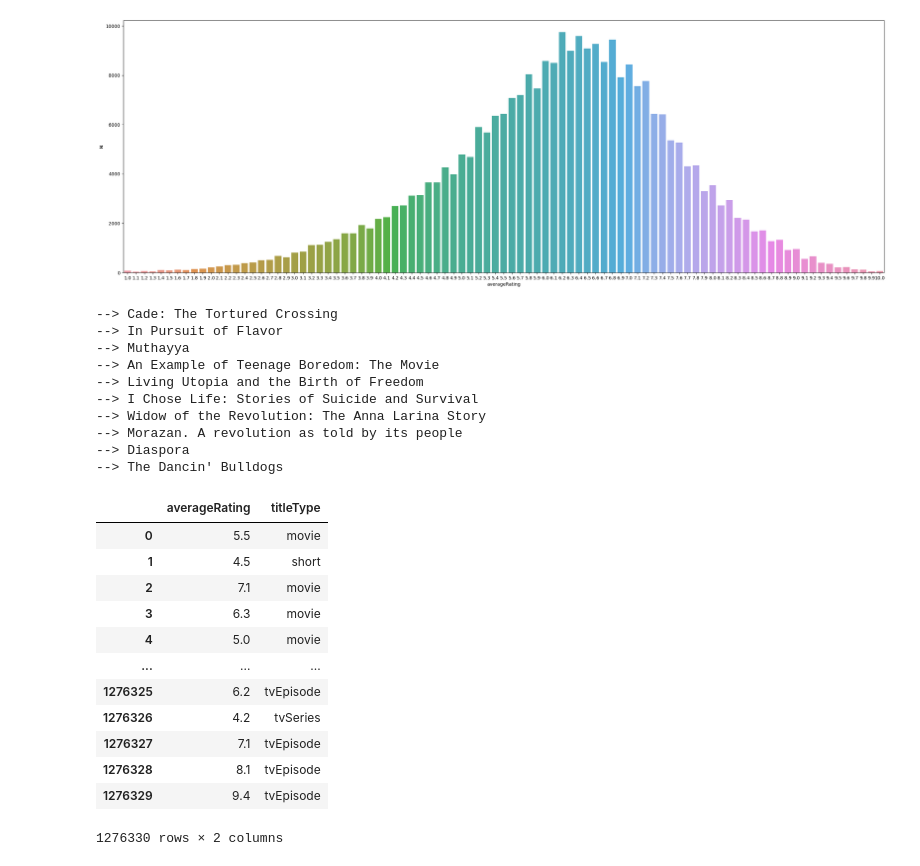
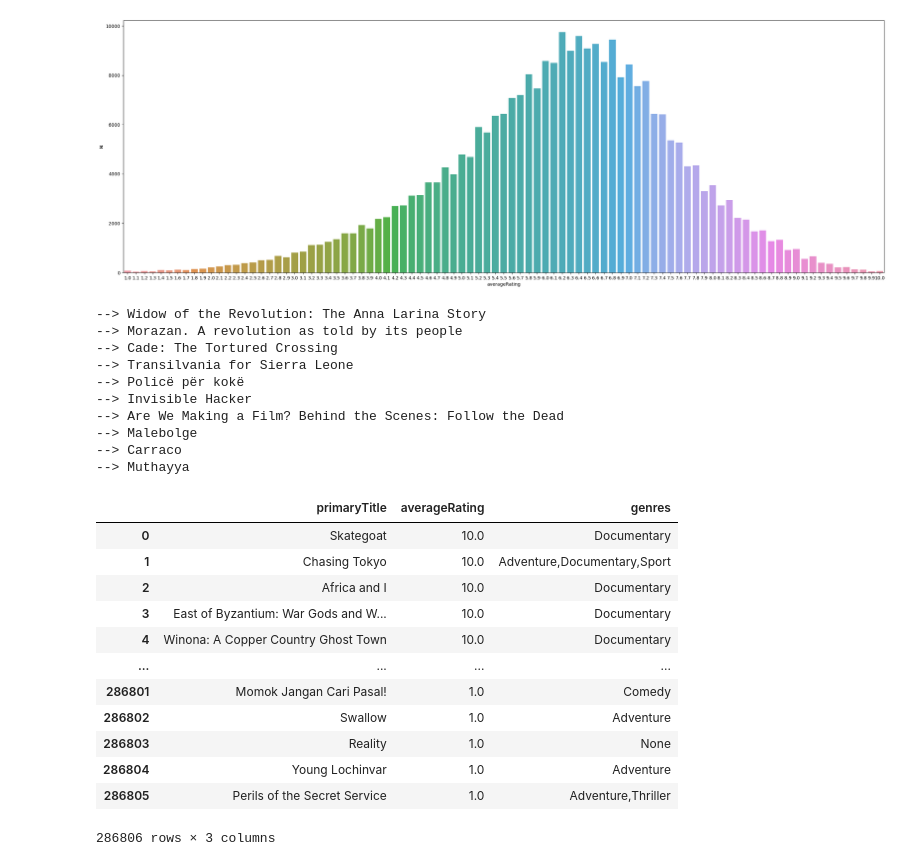
Before and after one commit to data-IA-2022/Netfloox_David_Sylvine_Evelyne, a Jupyter notebook: exploration.ipynb, the cells around one changed output. Saved outputs shown, nothing was run; the diff lists cells and outputs as text; code cells hidden in the pictures.

```diff
--- a/exploration.ipynb
+++ b/exploration.ipynb
@@ -61,41 +60,44 @@ df=pd.read_sql("""
                left join title_basics tb
                on (tr.tconst = tb.tconst)
                where tb."titleType" = 'movie'
+               and tr."averageRating" >= 9
                ORDER BY "averageRating" desc
                limit 10;
                """, engine)
 for name in df['primaryTitle']:
     print(f"--> {name}")
 # %% [output]
---> Cade: The Tortured Crossing
---> In Pursuit of Flavor
---> Muthayya
---> An Example of Teenage Boredom: The Movie
---> Living Utopia and the Birth of Freedom
---> I Chose Life: Stories of Suicide and Survival
 --> Widow of the Revolution: The Anna Larina Story
 --> Morazan. A revolution as told by its people
---> Diaspora
---> The Dancin' Bulldogs
+--> Cade: The Tortured Crossing
+--> Transilvania for Sierra Leone
+--> Policë për kokë
+--> Invisible Hacker
+--> Are We Making a Film? Behind the Scenes: Follow the Dead
+--> Malebolge
+--> Carraco
+--> Muthayya
 # %%
 # les dix films les mieux notés par genre
 df=pd.read_sql("""
-               Select "averageRating", "titleType" from title_ratings tr
+               Select "primaryTitle", "averageRating", "genres" from title_ratings tr
                left join title_basics tb
-               on (tr.tconst = tb.tconst);
+               on (tr.tconst = tb.tconst)
+               where tb."titleType" = 'movie'
+               ORDER BY "averageRating" desc;
                """, engine)
 df
 # %% [output]
-|  | averageRating | titleType |
-| 0 | 5.5 | movie |
-| 1 | 4.5 | short |
-| 2 | 7.1 | movie |
-| 3 | 6.3 | movie |
-| 4 | 5.0 | movie |
-| ... | ... | ... |
-| 1276325 | 6.2 | tvEpisode |
-| 1276326 | 4.2 | tvSeries |
-| 1276327 | 7.1 | tvEpisode |
-| 1276328 | 8.1 | tvEpisode |
-| 1276329 | 9.4 | tvEpisode |
+|  | primaryTitle | averageRating | genres |
+| 0 | Skategoat | 10.0 | Documentary |
+| 1 | Chasing Tokyo | 10.0 | Adventure,Documentary,Sport |
+| 2 | Africa and I | 10.0 | Documentary |
+| 3 | East of Byzantium: War Gods and W... | 10.0 | Documentary |
+| 4 | Winona: A Copper Country Ghost Town | 10.0 | Documentary |
+| ... | ... | ... | ... |
+| 286801 | Momok Jangan Cari Pasal! | 1.0 | Comedy |
+| 286802 | Swallow | 1.0 | Adventure |
+| 286803 | Reality | 1.0 | None |
+| 286804 | Young Lochinvar | 1.0 | Adventure |
+| 286805 | Perils of the Secret Service | 1.0 | Adventure,Thriller |
-1276330 rows × 2 columns
+286806 rows × 3 columns
```
Also changed, not shown: parts of 9 cells of this notebook.
